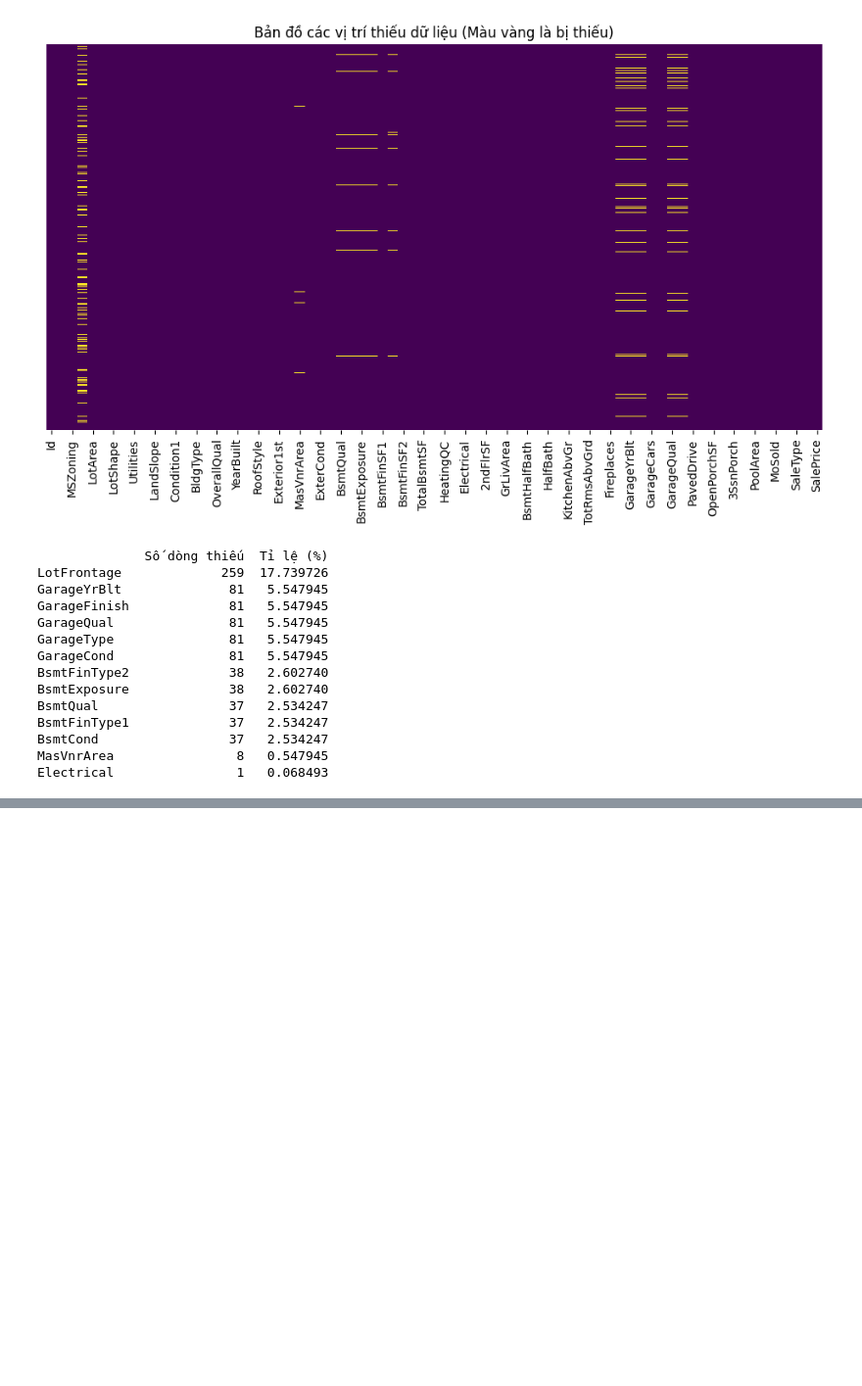
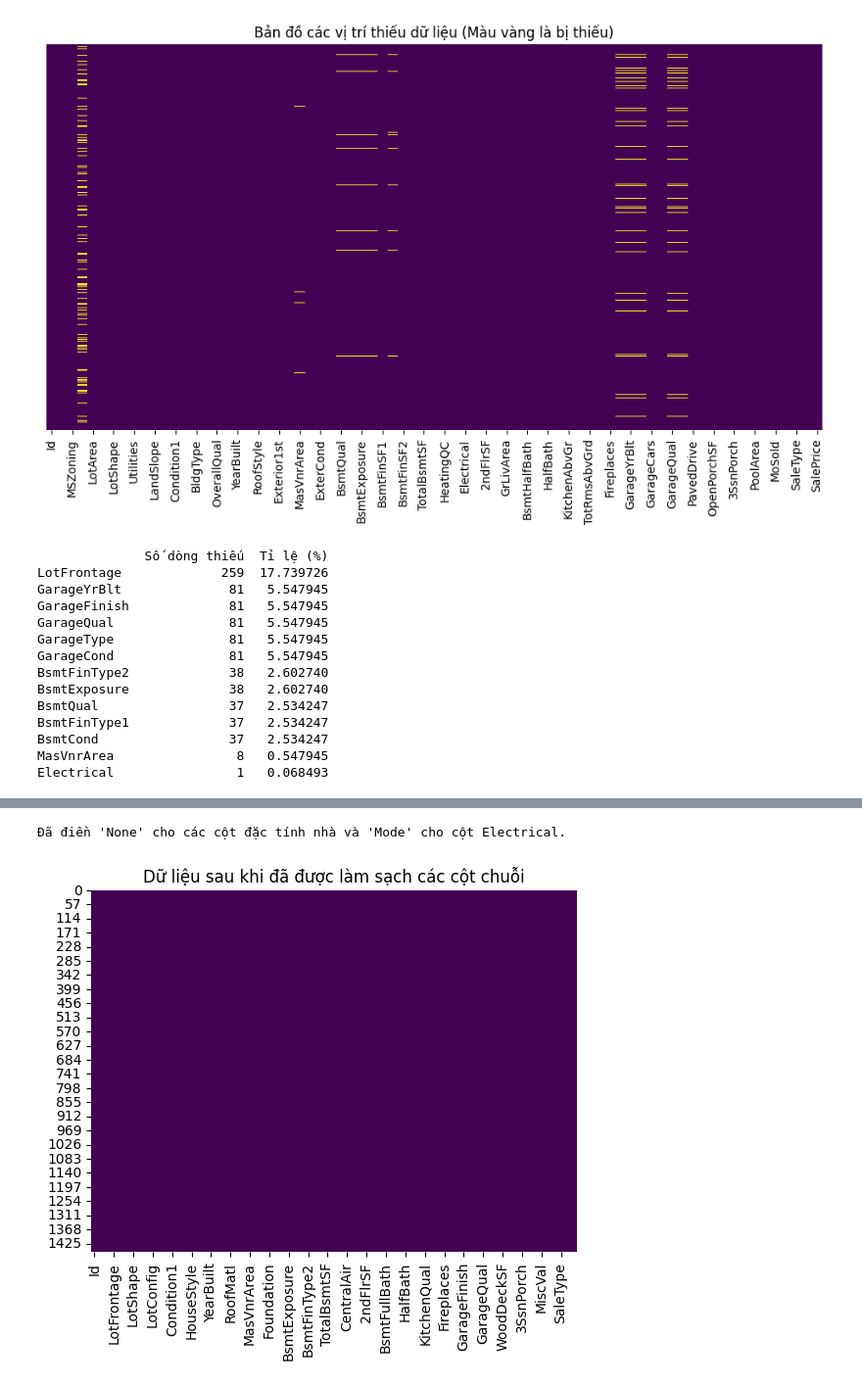
Before and after one commit to thuynguyenhuit/hocsau, a Jupyter notebook: LinearRegression.ipynb, the cells around one changed output, grey strips where cells are left out. Shown at 98% size. Cells and saved outputs as stored; diff of their text form; code cells hidden in the pictures; blank space fills up the shorter version.

```diff
--- a/LinearRegression.ipynb
+++ b/LinearRegression.ipynb
@@ -102,0 +119,26 @@ Electrical                1   0.068493
+# %%
+# Xử lý các cột có kiểu dữ liệu chuỗi
+# 1. Danh sách các cột chữ cần điền "None"
+categorical_cols_to_none = [
+    'GarageFinish', 'GarageType', 'GarageQual', 'GarageCond',
+    'BsmtExposure', 'BsmtFinType2', 'BsmtCond', 'BsmtQual', 'BsmtFinType1'
+]
+
+# 2. Điền "None" thay vì Mode
+for col in categorical_cols_to_none:
+    pd_train[col] = pd_train[col].fillna("None")
+
+# 3. Riêng cột 'Electrical' thường mỗi nhà đều phải có điện,
+# nên ta vẫn nên điền bằng giá trị phổ biến nhất (Mode)
+pd_train['Electrical'] = pd_train['Electrical'].fillna(pd_train['Electrical'].mode()[0])
+
+print("Đã điền 'None' cho các cột đặc tính nhà và 'Mode' cho cột Electrical.")
+# Kiểm tra lại bằng Heatmap một lần nữa
+import seaborn as sns
+import matplotlib.pyplot as plt
+sns.heatmap(pd_train.isnull(), cbar=False, cmap='viridis')
+plt.title("Dữ liệu sau khi đã được làm sạch các cột chuỗi")
+plt.show()
+# %% [output]
+Đã điền 'None' cho các cột đặc tính nhà và 'Mode' cho cột Electrical.
+[figure, added]
```
Also changed, not shown: parts of 1 cell of this notebook.
